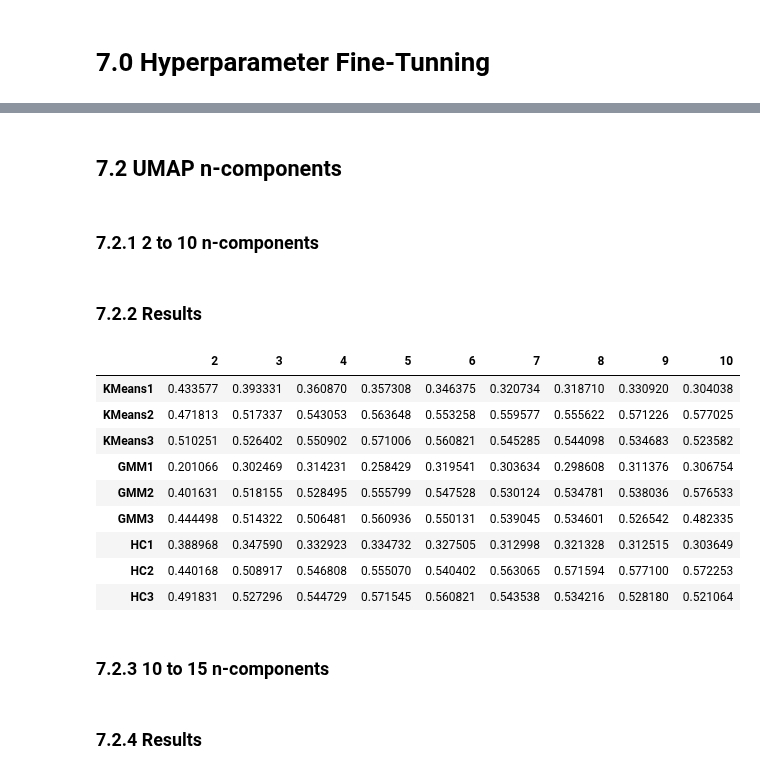
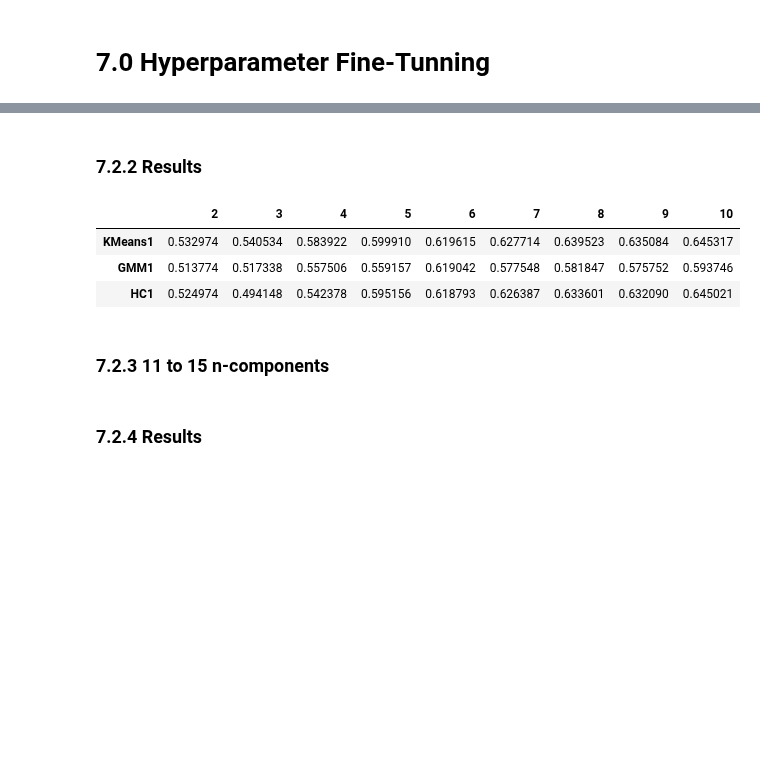
Before and after one commit to Eduardo-95-DS/Insiders-clustering, a Jupyter notebook: notebooks/look_7-ear-fine-tuning.ipynb, the cells around one changed output, grey strips where cells are left out. Drawn from its saved outputs; the diff is of its cells as text; code cells hidden in the pictures; blank space fills up the shorter version.

```diff
--- a/notebooks/look_7-ear-fine-tuning.ipynb
+++ b/notebooks/look_7-ear-fine-tuning.ipynb
@@ -1490,7 +1093,3 @@ df1.style.highlight_max(color='orange',axis=0)
-# %% [markdown]
-## 7.2 UMAP n-components
-# %% [markdown]
-### 7.2.1 2 to 10 n-components
 # %%
 # TREE==================================================
 # training dataset
@@ -2028,31 +1271,19 @@ for df in (df11,df22,df33,df44,df55,df66,df77,df88,df99):
 # %%
 df1 = pd.DataFrame(
     {'KMeans1': kmeans_list1,
-     'KMeans2': kmeans_list2,
-     'KMeans3': kmeans_list3,
      'GMM1': gmm_list1,
-     'GMM2': gmm_list2,
-     'GMM3': gmm_list3,
-     'HC1': hc_list1,
-     'HC2': hc_list2,
-     'HC3': hc_list3}).T
+     'HC1': hc_list1}).T
 
 list=[2,3,4,5,6,7,8,9,10]
 df1.columns = list
 df1.style.highlight_max(color='orange',axis=0)
 # %% [output]
 |  | 2 | 3 | 4 | 5 | 6 | 7 | 8 | 9 | 10 |
-| KMeans1 | 0.433577 | 0.393331 | 0.360870 | 0.357308 | 0.346375 | 0.320734 | 0.318710 | 0.330920 | 0.304038 |
-| KMeans2 | 0.471813 | 0.517337 | 0.543053 | 0.563648 | 0.553258 | 0.559577 | 0.555622 | 0.571226 | 0.577025 |
-| KMeans3 | 0.510251 | 0.526402 | 0.550902 | 0.571006 | 0.560821 | 0.545285 | 0.544098 | 0.534683 | 0.523582 |
-| GMM1 | 0.201066 | 0.302469 | 0.314231 | 0.258429 | 0.319541 | 0.303634 | 0.298608 | 0.311376 | 0.306754 |
-| GMM2 | 0.401631 | 0.518155 | 0.528495 | 0.555799 | 0.547528 | 0.530124 | 0.534781 | 0.538036 | 0.576533 |
-| GMM3 | 0.444498 | 0.514322 | 0.506481 | 0.560936 | 0.550131 | 0.539045 | 0.534601 | 0.526542 | 0.482335 |
-| HC1 | 0.388968 | 0.347590 | 0.332923 | 0.334732 | 0.327505 | 0.312998 | 0.321328 | 0.312515 | 0.303649 |
-| HC2 | 0.440168 | 0.508917 | 0.546808 | 0.555070 | 0.540402 | 0.563065 | 0.571594 | 0.577100 | 0.572253 |
-| HC3 | 0.491831 | 0.527296 | 0.544729 | 0.571545 | 0.560821 | 0.543538 | 0.534216 | 0.528180 | 0.521064 |
+| KMeans1 | 0.532974 | 0.540534 | 0.583922 | 0.599910 | 0.619615 | 0.627714 | 0.639523 | 0.635084 | 0.645317 |
+| GMM1 | 0.513774 | 0.517338 | 0.557506 | 0.559157 | 0.619042 | 0.577548 | 0.581847 | 0.575752 | 0.593746 |
+| HC1 | 0.524974 | 0.494148 | 0.542378 | 0.595156 | 0.618793 | 0.626387 | 0.633601 | 0.632090 | 0.645021 |
 # %% [markdown]
-### 7.2.3 10 to 15 n-components
+### 7.2.3 11 to 15 n-components
 # %%
 # TREE==================================================
 # training dataset
```
Also changed, not shown: parts of 32 cells of this notebook, 3 other files.
